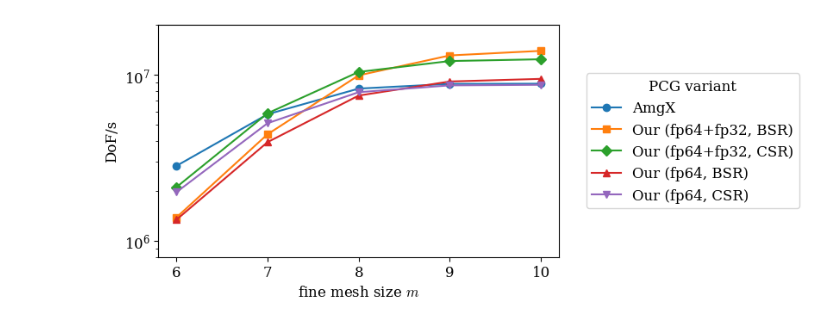
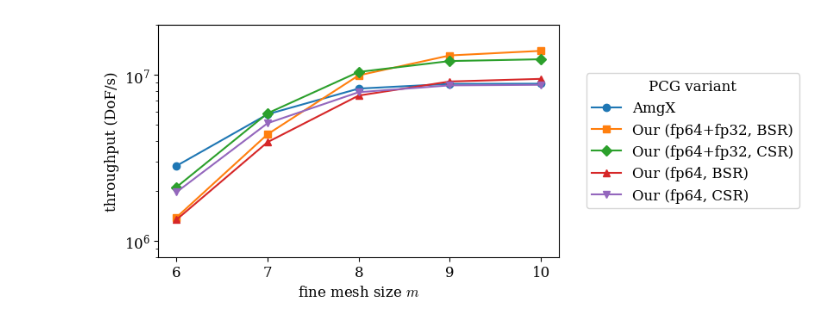
Before and after one commit to mgr0dzicki/dd-solvers, a Jupyter notebook: notebooks/plot_amgx.ipynb, the cells around one changed output. Drawn from its saved outputs; the diff is of its cells as text; code cells hidden in the pictures.

```diff
--- a/notebooks/plot_amgx.ipynb
+++ b/notebooks/plot_amgx.ipynb
@@ -48,21 +48,21 @@ pivot
 # %%
 p = 3
 ms = [6, 7, 8, 9, 10]
 data = pivot.xs(p, level="p")[ms]
 
 fig, ax = plt.subplots(figsize=(6, 3.5))
 markers = ["o", "s", "D", "^", "v", "P"]
 for (solver, vals), marker in zip(data.iterrows(), markers):
     ax.plot(vals, label=solver, marker=marker)
 
 ax.set_yscale("log")
-ax.set_ylabel("DoF/s")
+ax.set_ylabel("throughput (DoF/s)")
 ax.set_ylim(8e5, 2e7)
 
 ax.set_xlabel("fine mesh size $m$")
 ax.set_xticks(ms)
 
 ax.legend(bbox_to_anchor=(1.05, 0.5), loc="center left", ncol=1, title="PCG variant")
 fig.savefig("../docs/images/amgx_pcg_throughput.svg", bbox_inches="tight")
 # %% [output]
-[figure, old version]
+[figure, new version]
```
Also changed, not shown: parts of 1 cell of this notebook, 2 other files.
